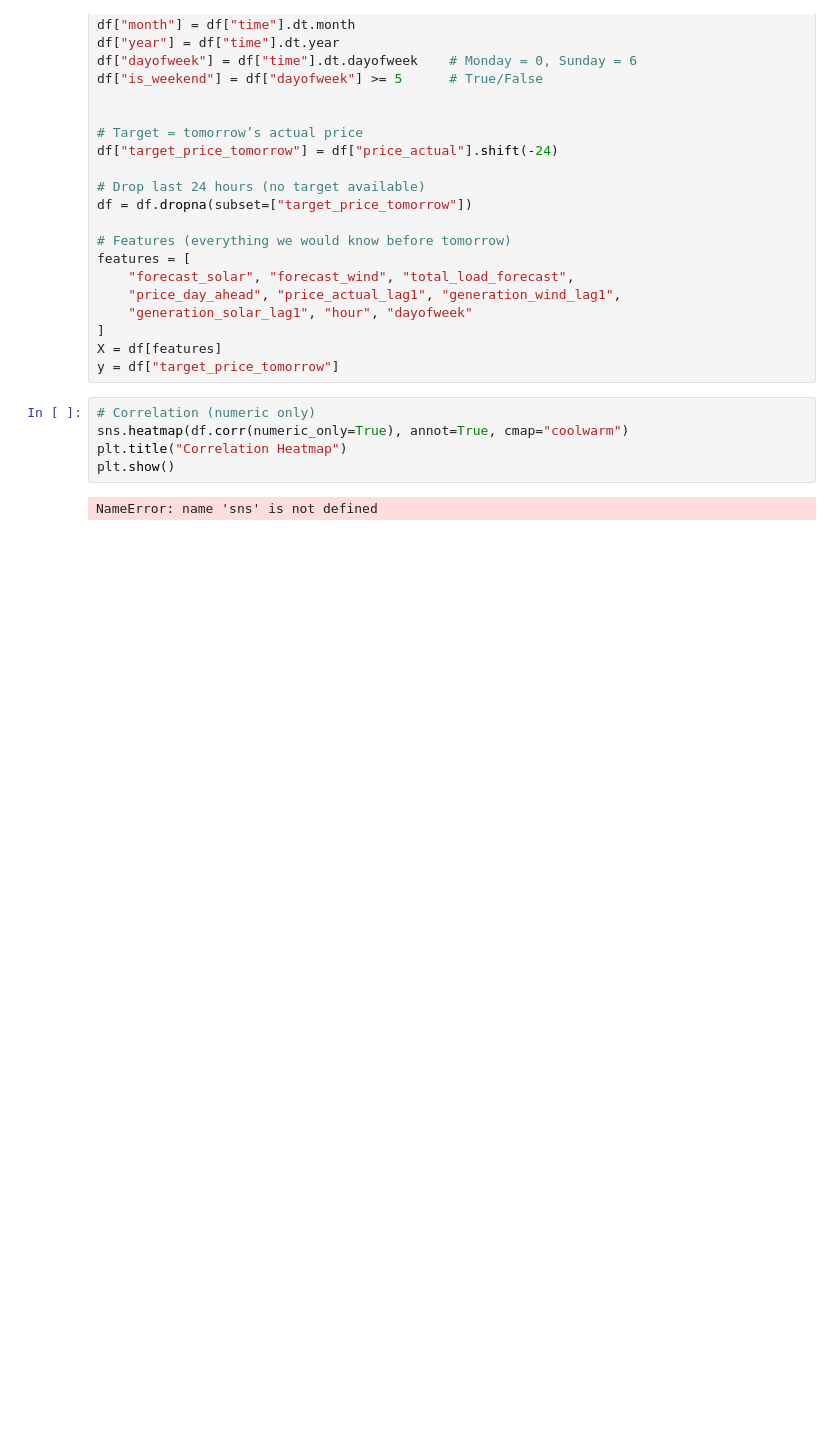
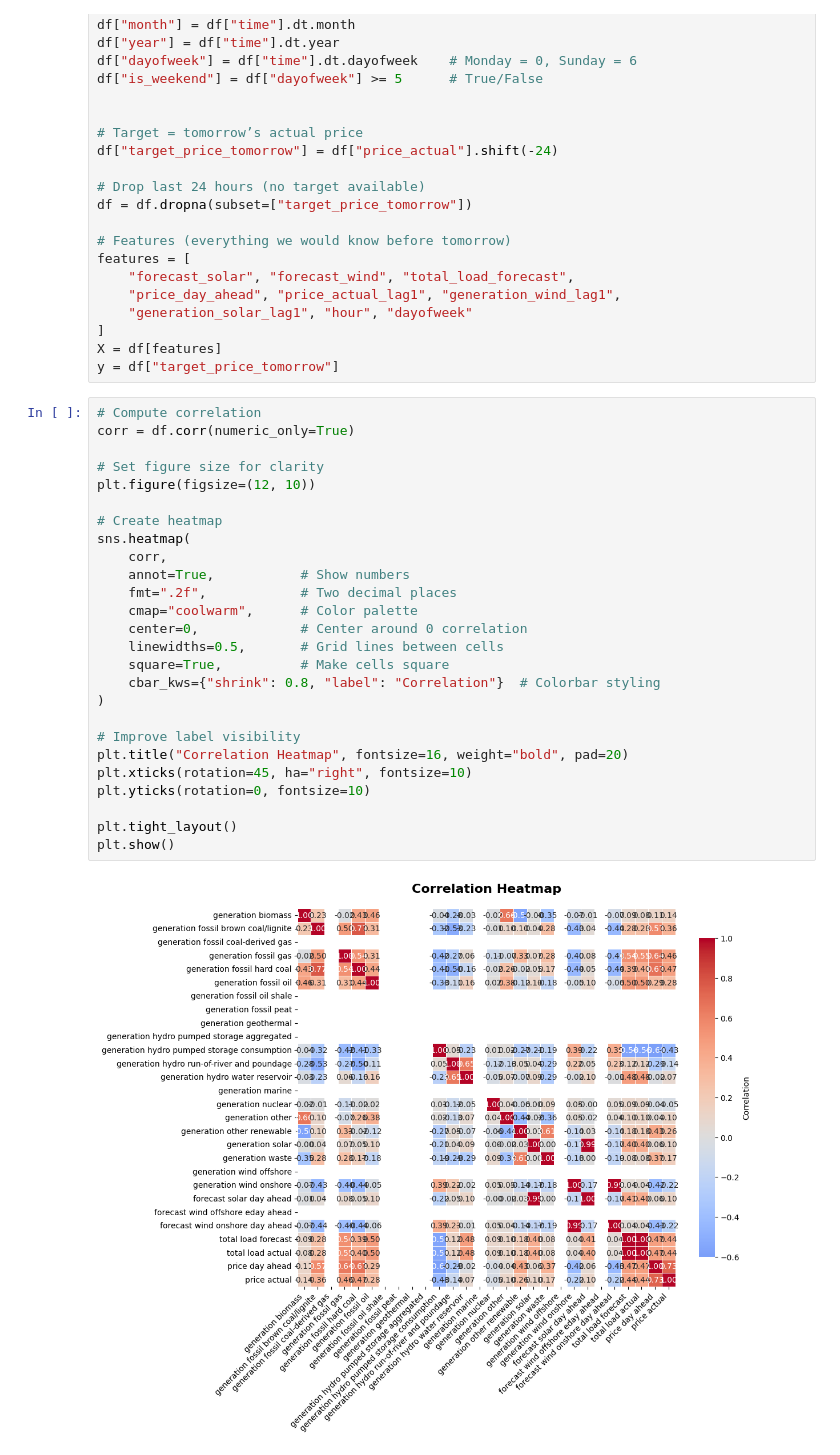
Before and after one commit to OverHeatNO/DATA3800-WattTommorrow, a Jupyter notebook: src/main.ipynb, the cells around one changed output. Drawn from its saved outputs; the diff is of its cells as text; blank space fills up the shorter version.

Commit message:
Update main.ipynb
la til optional heatmap.

```diff
--- a/src/main.ipynb
+++ b/src/main.ipynb
@@ -130,9 +129,30 @@ features = [
 X = df[features]
 y = df["target_price_tomorrow"]
 # %%
-# Correlation (numeric only)
-sns.heatmap(df.corr(numeric_only=True), annot=True, cmap="coolwarm")
-plt.title("Correlation Heatmap")
+# Compute correlation
+corr = df.corr(numeric_only=True)
+
+# Set figure size for clarity
+plt.figure(figsize=(12, 10))
+
+# Create heatmap
+sns.heatmap(
+    corr,
+    annot=True,           # Show numbers
+    fmt=".2f",            # Two decimal places
+    cmap="coolwarm",      # Color palette
+    center=0,             # Center around 0 correlation
+    linewidths=0.5,       # Grid lines between cells
+    square=True,          # Make cells square
+    cbar_kws={"shrink": 0.8, "label": "Correlation"}  # Colorbar styling
+)
+
+# Improve label visibility
+plt.title("Correlation Heatmap", fontsize=16, weight="bold", pad=20)
+plt.xticks(rotation=45, ha="right", fontsize=10)
+plt.yticks(rotation=0, fontsize=10)
+
+plt.tight_layout()
 plt.show()
 # %% [output]
-NameError: name 'sns' is not defined
+[figure, added]
```
Also changed, not shown: parts of 1 cell of this notebook.
